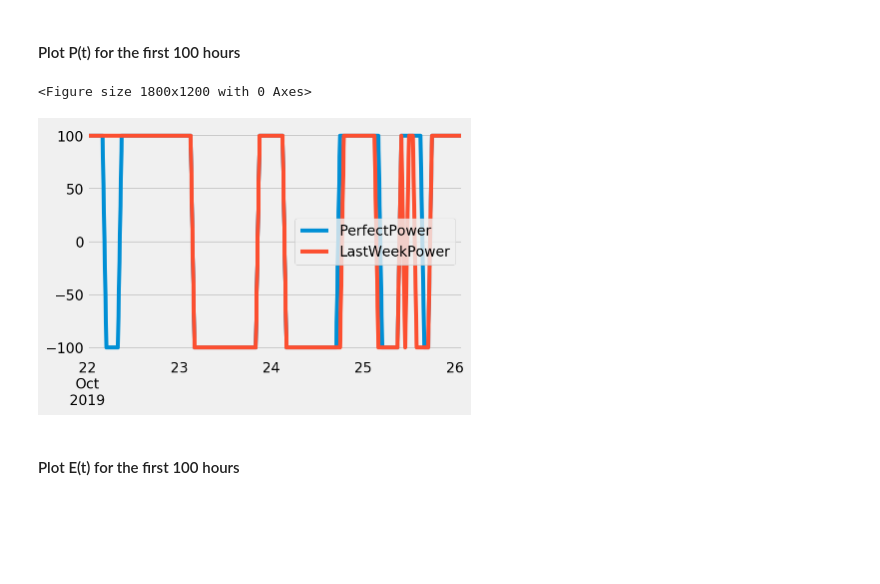
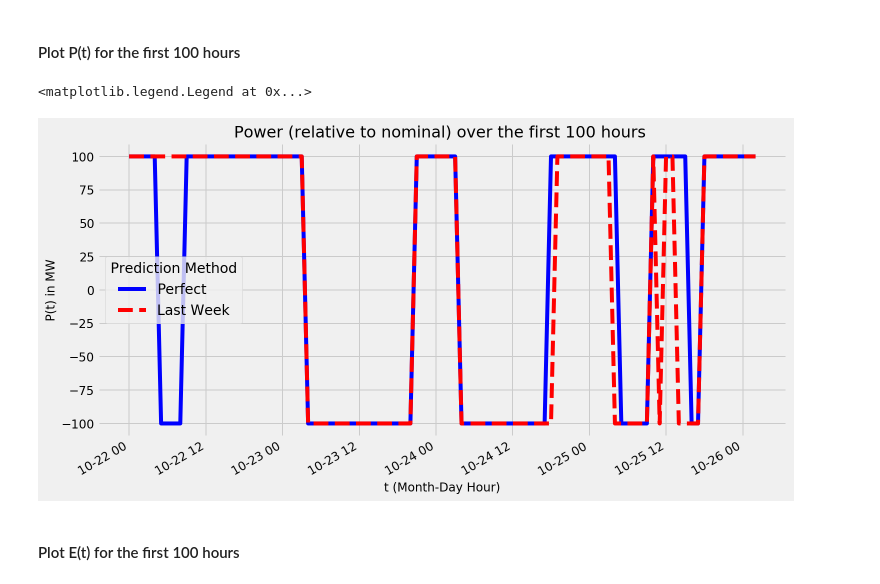
Before and after one commit to lukasbahr/pom, a Jupyter notebook: dsm/dsm.ipynb, the cells around one changed output. Cells and saved outputs as stored; diff of their text form; code cells hidden in the pictures; blank space fills up the shorter version.

Commit message:
finished graphs

```diff
--- a/dsm/dsm.ipynb
+++ b/dsm/dsm.ipynb
@@ -355,23 +373,32 @@ To show how the actual plant operation changes as new data becomes available, pl
 # %% [markdown]
 #### Plot P(t) for the first 100 hours
 # %%
+#Construct overall Dataframe from which to plot the solutions:
 plotframe = pd.DataFrame(index = pd.date_range(t_start, t_end, freq="H"),
                          columns = {"PerfectPower", "LastWeekPower",
                                     "PerfectEnergy", "LastWeekEnergy",
                                     "PerfectEarnings", "LastWeekEarnings"})
 plotframe["PerfectPower"] = results_perfect["Power"]
 plotframe["PerfectEnergy"] = results_perfect["Energy"]
 plotframe["PerfectEarnings"] = results_perfect["Earnings"].cumsum()
 plotframe["LastWeekPower"] = results_LastWeek["Power"]
 plotframe["LastWeekEnergy"] = results_LastWeek["Energy"]
 plotframe["LastWeekEarnings"] = results_LastWeek["Earnings"].cumsum()
 plotframe["Price"] = results_perfect["Price"]
-#plotframe
-powerplot = plt.figure(dpi = 300)
-plotframe.iloc[0:99].plot(y = ['PerfectPower', 'LastWeekPower'])
-powerplot.show()
+
+#Create Power Plot
+powerFig, powerAx = plt.subplots(figsize = (11,6))
+powerAx.set_title("Power (relative to nominal) over the first 100 hours ", fontsize = 16)
+powerAx.set_xlabel("t (Month-Day Hour)", fontsize = 12)
+powerAx.set_ylabel("P(t) in MW", fontsize = 12)
+#Plot Data onto the axes
+powerAx.plot(plotframe.iloc[0:99].index, plotframe['PerfectPower'].iloc[0:99], 'b')
+powerAx.plot(plotframe.iloc[0:99].index, plotframe['LastWeekPower'].iloc[0:99], 'r', linestyle = 'dashed')
+powerFig.autofmt_xdate(rotation = 30)
+powerAx.tick_params(axis = 'both', labelsize = 12)
+powerAx.legend(['Perfect', 'Last Week'], title = "Prediction Method")
 # %% [output]
-<Figure size 1800x1200 with 0 Axes>
+<matplotlib.legend.Legend at 0x...>
-[figure, old version]
+[figure, new version]
 # %% [markdown]
 #### Plot E(t) for the first 100 hours
```
Also changed, not shown: parts of 11 cells of this notebook, 2 other files.
